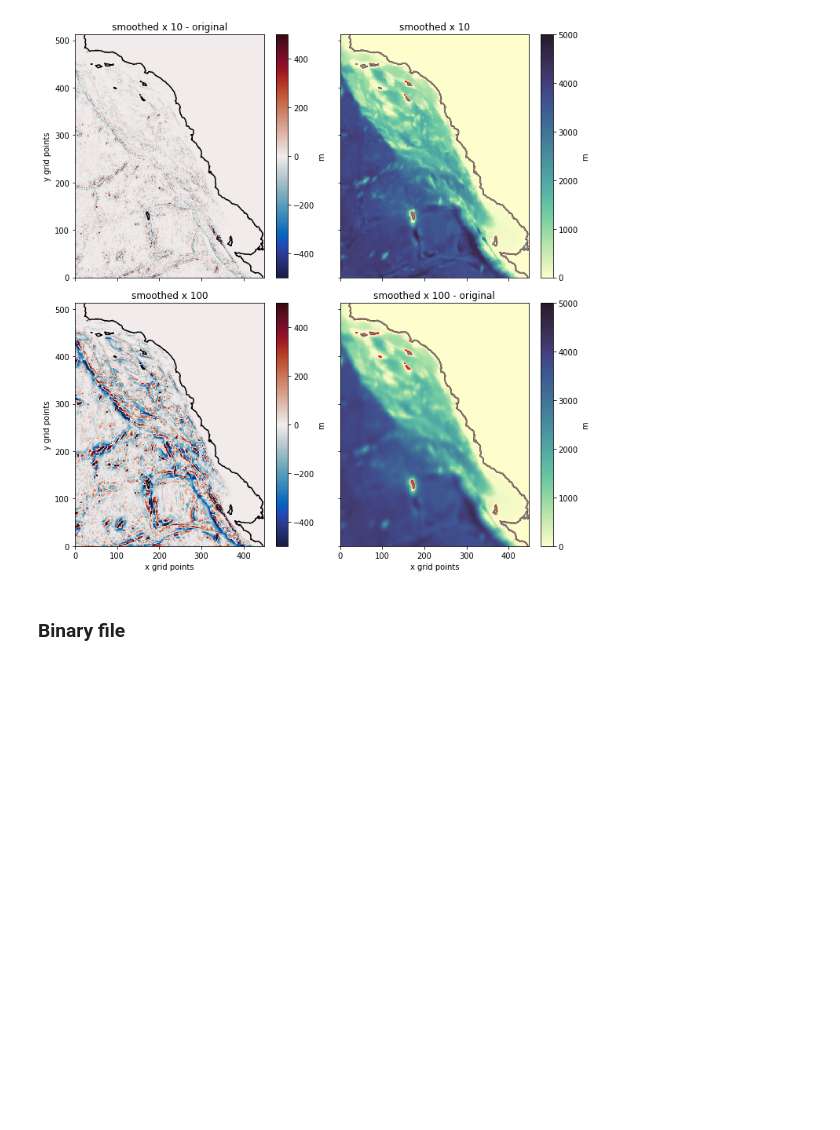
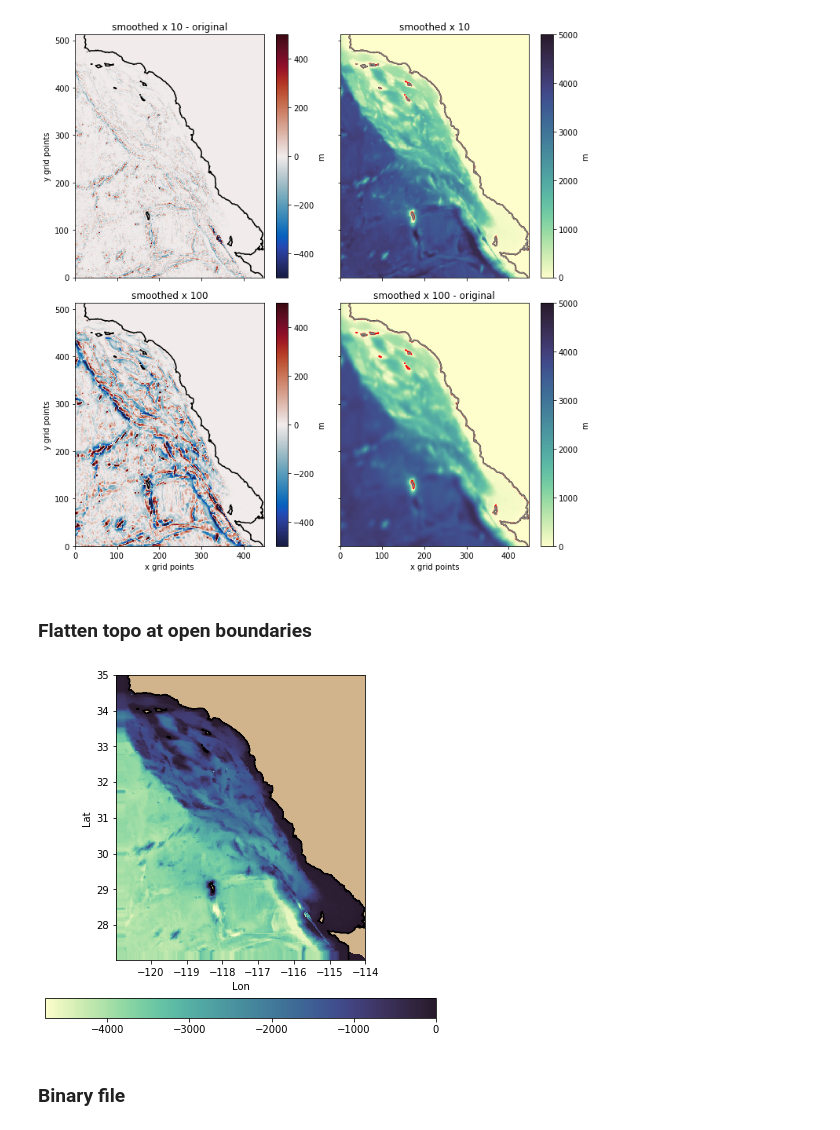
Before and after one commit to anakarinarm/notebooks_SVB, a Jupyter notebook: bathy/bathy04_5000m_SVB_smooth.ipynb, the cells around one changed output. Cells and saved outputs as stored; diff of their text form; code cells hidden in the pictures; blank space fills up the shorter version.

```diff
--- a/bathy/bathy04_5000m_SVB_smooth.ipynb
+++ b/bathy/bathy04_5000m_SVB_smooth.ipynb
@@ -490,6 +490,30 @@ ax.set_ylabel('y grid points')
 plt.tight_layout()
 # %% [output]
 [figure]
+# %% [markdown]
+### Flatten topo at open boundaries
+# %%
+for ii in range(15):
+    smooth_bathy[:,ii] = smooth_bathy[:,15]
+
+for ii in range(15):
+    smooth_bathy[ii,:] = smooth_bathy[15,:]
+
+depths_smooth = np.ma.masked_array(smooth_bathy, mask=mask)
+
+# Plot to check
+fig, (ax) = plt.subplots(1,1,figsize=(7,7), sharex=True, sharey=True)
+ax.set_facecolor('tan')
+ax2.set_facecolor('tan')
+pc = ax.pcolormesh(lon_vect[1:],lat_vect[1:], depths_smooth, cmap=cmo.cm.deep)
+cb = plt.colorbar(pc, ax=ax, orientation='horizontal',pad=0.1)
+
+ax.contour(lon_vect[1:],lat_vect[1:], -smooth_bathy, colors='k', linewidth=1, levels=[0])
+ax.set_ylabel('Lat')
+ax.set_xlabel('Lon')
+ax.set_aspect(1)
+# %% [output]
+[figure, added]
 # %% [markdown]
 ### Binary file
 # %%
```
Also changed, not shown: parts of 2 cells of this notebook, 2 other files.
